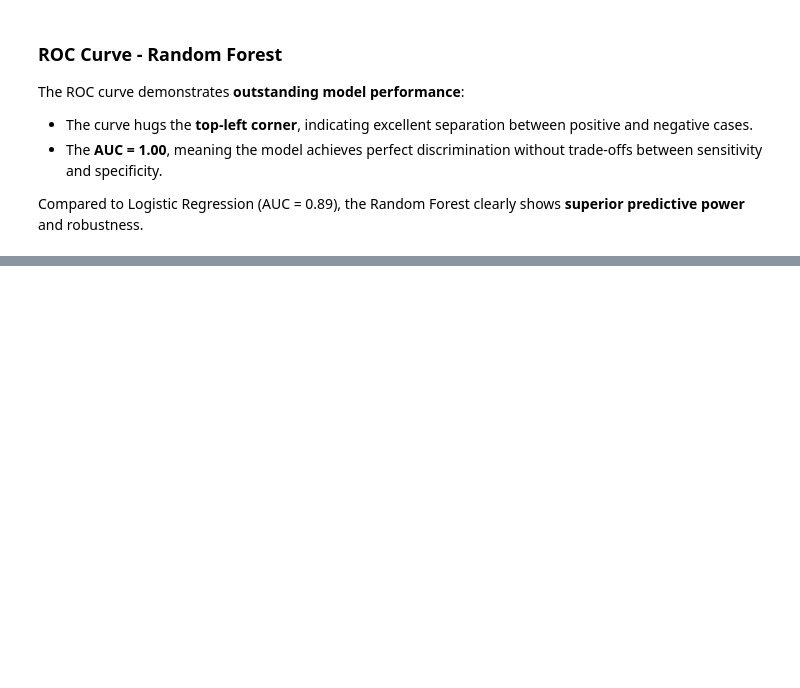
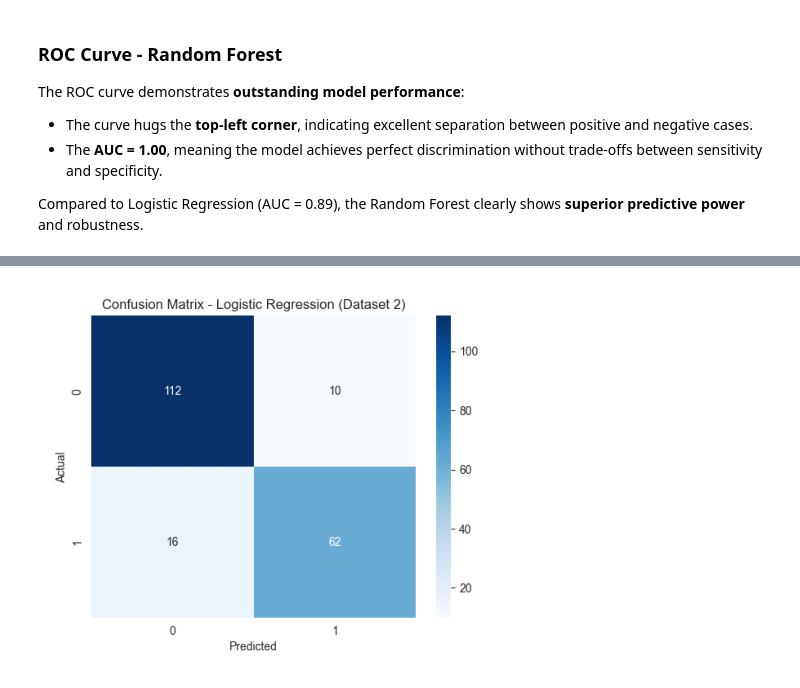
Before and after one commit to plamensve/DS_FINAL_PROJECT, a Jupyter notebook: notebooks/08_comparative_analysis.ipynb, the cells around one changed output, grey strips where cells are left out. Saved outputs shown, nothing was run; the diff lists cells and outputs as text; code cells hidden in the pictures; blank space fills up the shorter version.

```diff
--- a/notebooks/08_comparative_analysis.ipynb
+++ b/notebooks/08_comparative_analysis.ipynb
@@ -402,0 +451,9 @@ Compared to Logistic Regression (AUC = 0.89), the Random Forest clearly shows **
+# %%
+# Loading confusion matrix from the Logistic regression model
+
+ds2_cm_lr = mpimg.imread('../images/dataset2_images/ds2_cm_lr.png')
+plt.imshow(ds2_cm_lr)
+plt.axis("off")
+plt.show()
+# %% [output]
+[figure, added]
```
Also changed, not shown: parts of 34 cells of this notebook, 8 other files.
